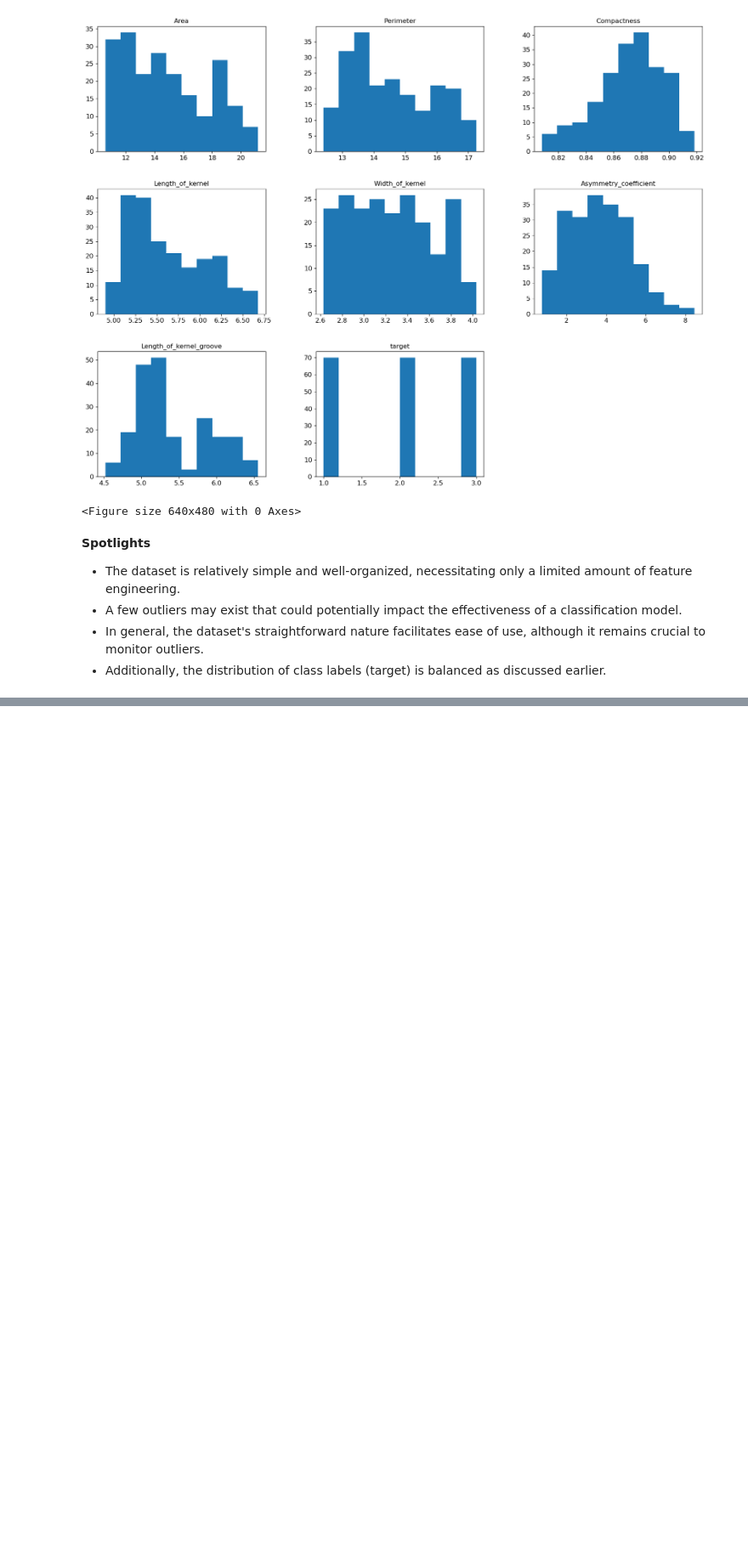
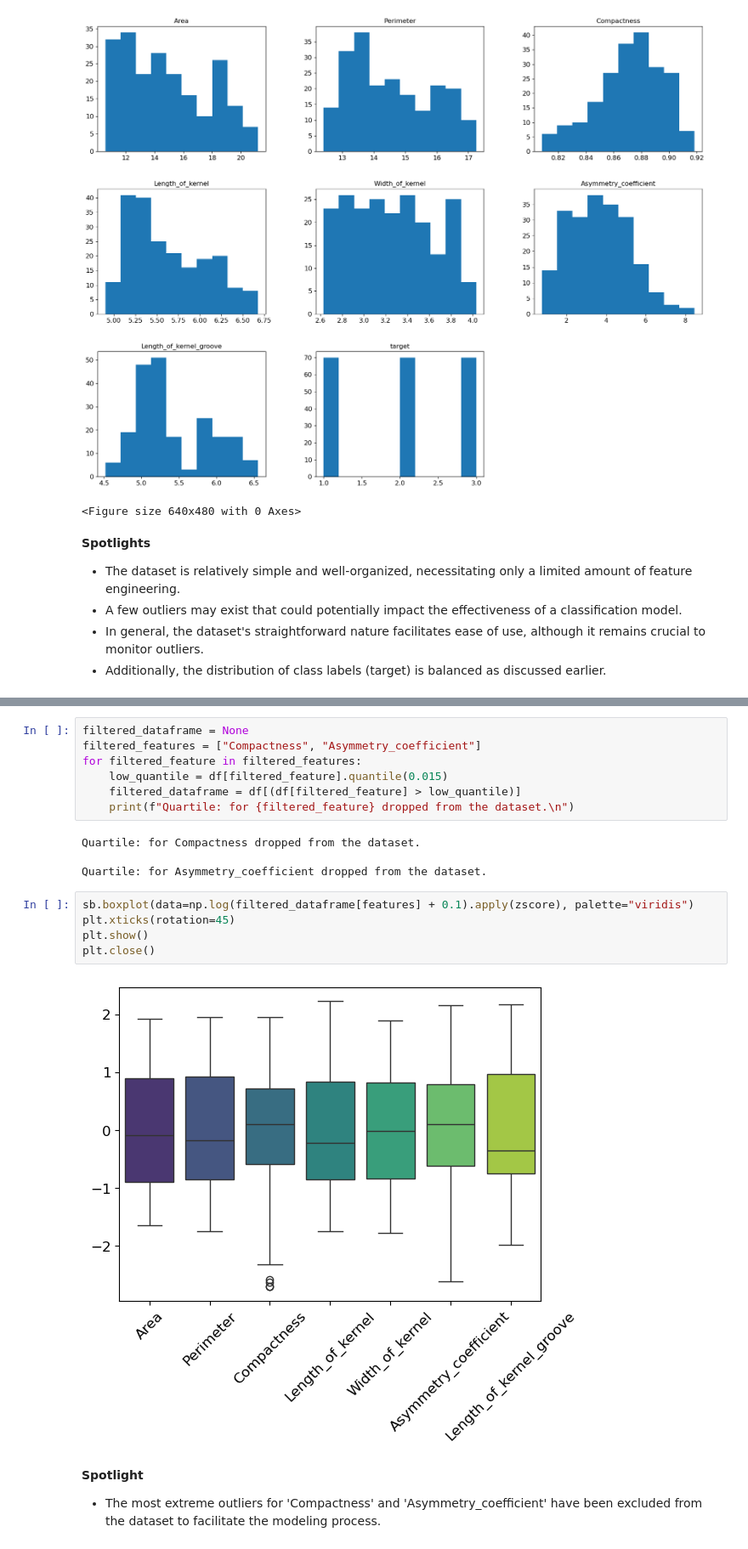
Before and after one commit to tyrantdavis/svm-wheat-classification, a Jupyter notebook: wheat-classification.ipynb, the cells around one changed output, grey strips where cells are left out. Shown at 85% size. Saved outputs shown, nothing was run; the diff lists cells and outputs as text; blank space fills up the shorter version.

```diff
--- a/wheat-classification.ipynb
+++ b/wheat-classification.ipynb
@@ -197,0 +230,22 @@ plt.figure();
+# %%
+filtered_dataframe = None
+filtered_features = ["Compactness", "Asymmetry_coefficient"]
+for filtered_feature in filtered_features:
+    low_quantile = df[filtered_feature].quantile(0.015)
+    filtered_dataframe = df[(df[filtered_feature] > low_quantile)]
+    print(f"Quartile: for {filtered_feature} dropped from the dataset.\n")
+# %% [output]
+Quartile: for Compactness dropped from the dataset.
+
+Quartile: for Asymmetry_coefficient dropped from the dataset.
+# %%
+sb.boxplot(data=np.log(filtered_dataframe[features] + 0.1).apply(zscore), palette="viridis")
+plt.xticks(rotation=45)
+plt.show()
+plt.close()
+# %% [output]
+[figure, added]
+# %% [markdown]
+**Spotlight**
+
+- The most extreme outliers for 'Compactness' and 'Asymmetry_coefficient' have been excluded from the dataset to facilitate the modeling process.
```
Also changed, not shown: parts of 6 cells of this notebook.
